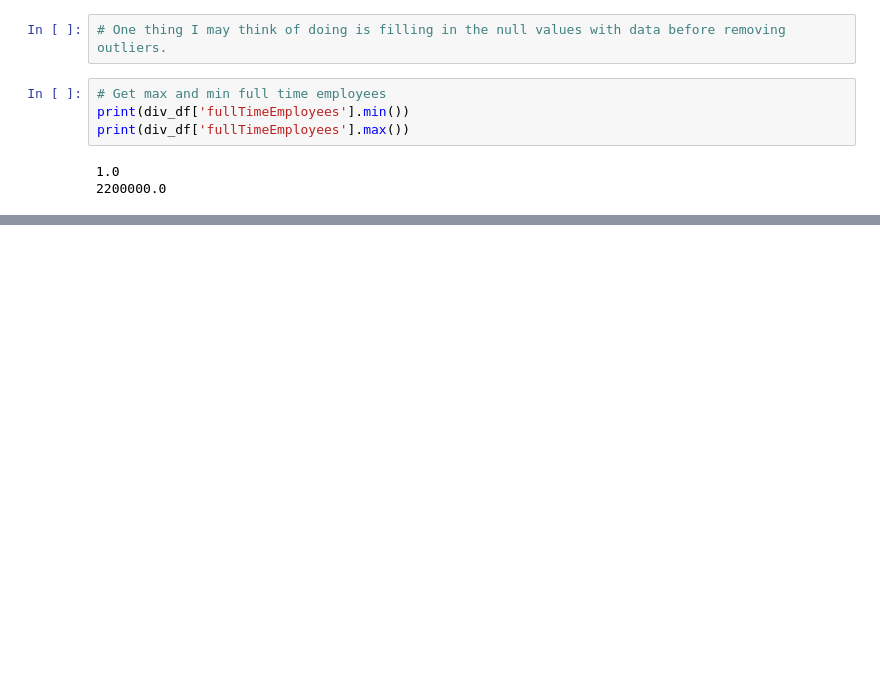
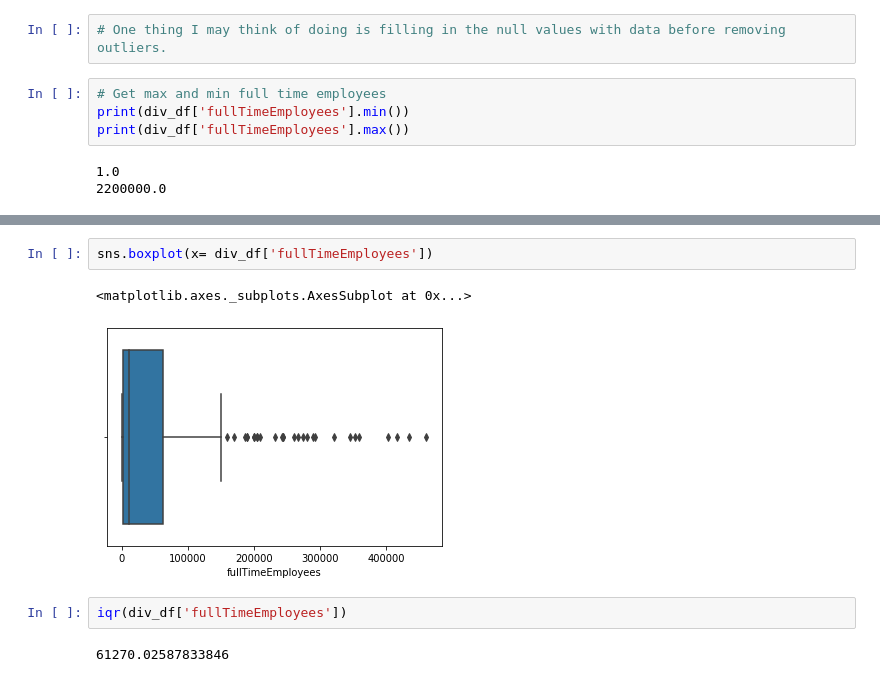
Before and after one commit to ipatel467/Stock-Market-Analysis, a Jupyter notebook: StocksP2.ipynb, the cells around one changed output, grey strips where cells are left out. Drawn from its saved outputs; the diff is of its cells as text; blank space fills up the shorter version.

```diff
--- a/StocksP2.ipynb
+++ b/StocksP2.ipynb
@@ -147 +160,10 @@ print(div_df['fullTimeEmployees'].max())
+# %%
+sns.boxplot(x= div_df['fullTimeEmployees'])
+# %% [output]
+<matplotlib.axes._subplots.AxesSubplot at 0x...>
+[figure, added]
+# %%
+iqr(div_df['fullTimeEmployees'])
+# %% [output]
+61270.02587833846
 # %%
```
Also changed, not shown: parts of 9 cells of this notebook.
